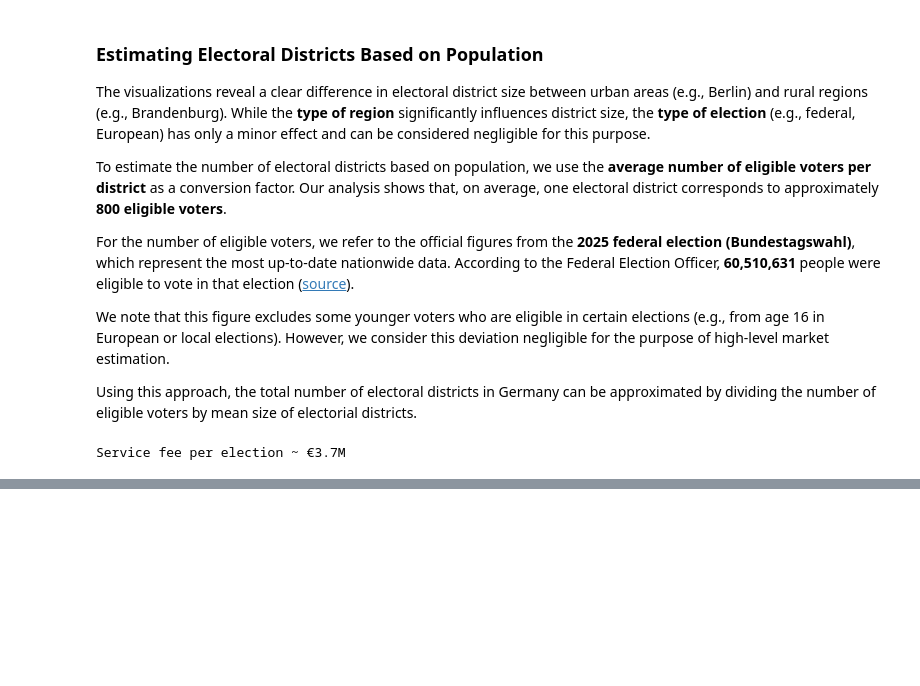
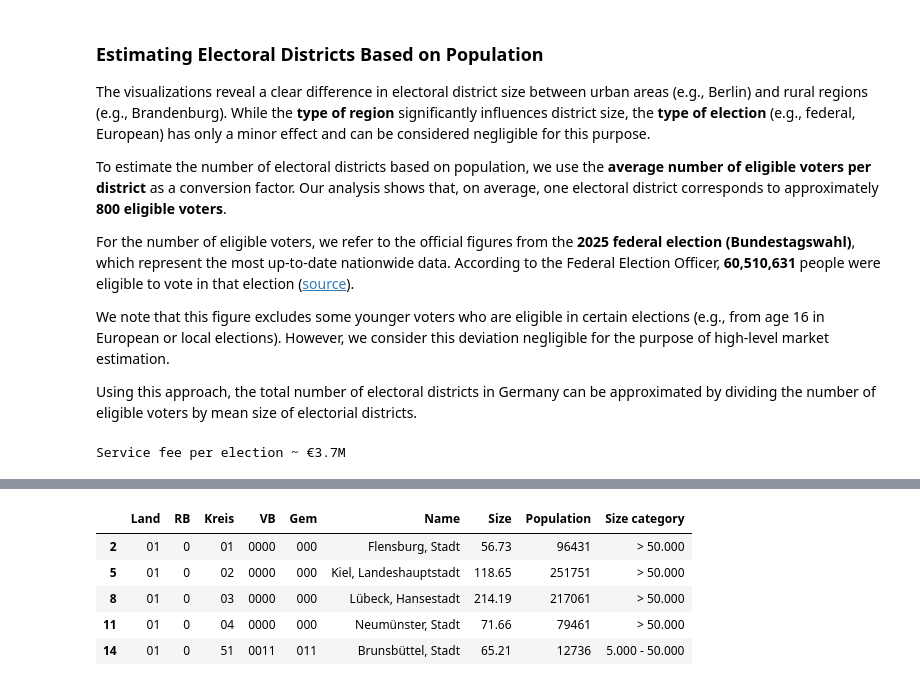
Before and after one commit to weissflogtom/vc-marketsizing, a Jupyter notebook: marketsize.ipynb, the cells around one changed output, grey strips where cells are left out. Drawn from its saved outputs; the diff is of its cells as text; code cells hidden in the pictures; blank space fills up the shorter version.

```diff
--- a/marketsize.ipynb
+++ b/marketsize.ipynb
@@ -121,0 +128,21 @@ Service fee per election ~ €3.7M
+# %%
+def size_category(row):
+    if row['Population'] < 10_000:
+        return '< 10.000'
+    if row['Population'] > 50_000:
+        return '> 50.000'
+    return '5.000 - 50.000'
+
+
+municipalities = pd.read_excel('AuszugGV2QAktuell.xlsx', sheet_name='Onlineprodukt_Gemeinden30062025', usecols='C:J', skiprows=6, names=['Land', 'RB', 'Kreis', 'VB', 'Gem', 'Name', 'Size', 'Population'], dtype=str)
+municipalities = municipalities.loc[municipalities['Size'].notna() & municipalities['Population'].notna()]
+municipalities['Population'] = municipalities['Population'].astype(int)
+municipalities['Size category'] = municipalities.apply(size_category, axis=1)
+municipalities.head()
+# %% [output]
+|  | Land | RB | Kreis | VB | Gem | Name | Size | Population | Size category |
+| 2 | 01 | 0 | 01 | 0000 | 000 | Flensburg, Stadt | 56.73 | 96431 | > 50.000 |
+| 5 | 01 | 0 | 02 | 0000 | 000 | Kiel, Landeshauptstadt | 118.65 | 251751 | > 50.000 |
+| 8 | 01 | 0 | 03 | 0000 | 000 | Lübeck, Hansestadt | 214.19 | 217061 | > 50.000 |
+| 11 | 01 | 0 | 04 | 0000 | 000 | Neumünster, Stadt | 71.66 | 79461 | > 50.000 |
+| 14 | 01 | 0 | 51 | 0011 | 011 | Brunsbüttel, Stadt | 65.21 | 12736 | 5.000 - 50.000 |
```
Also changed, not shown: parts of 8 cells of this notebook, 1 other file.
